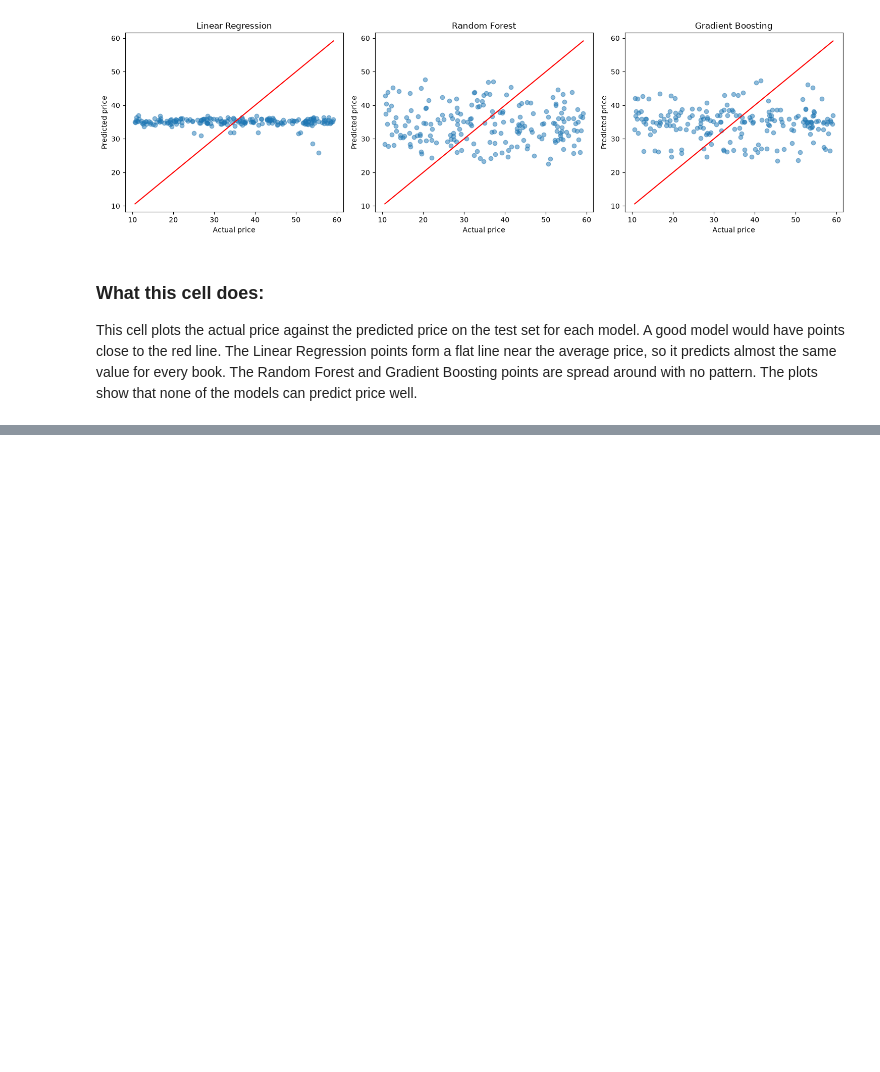
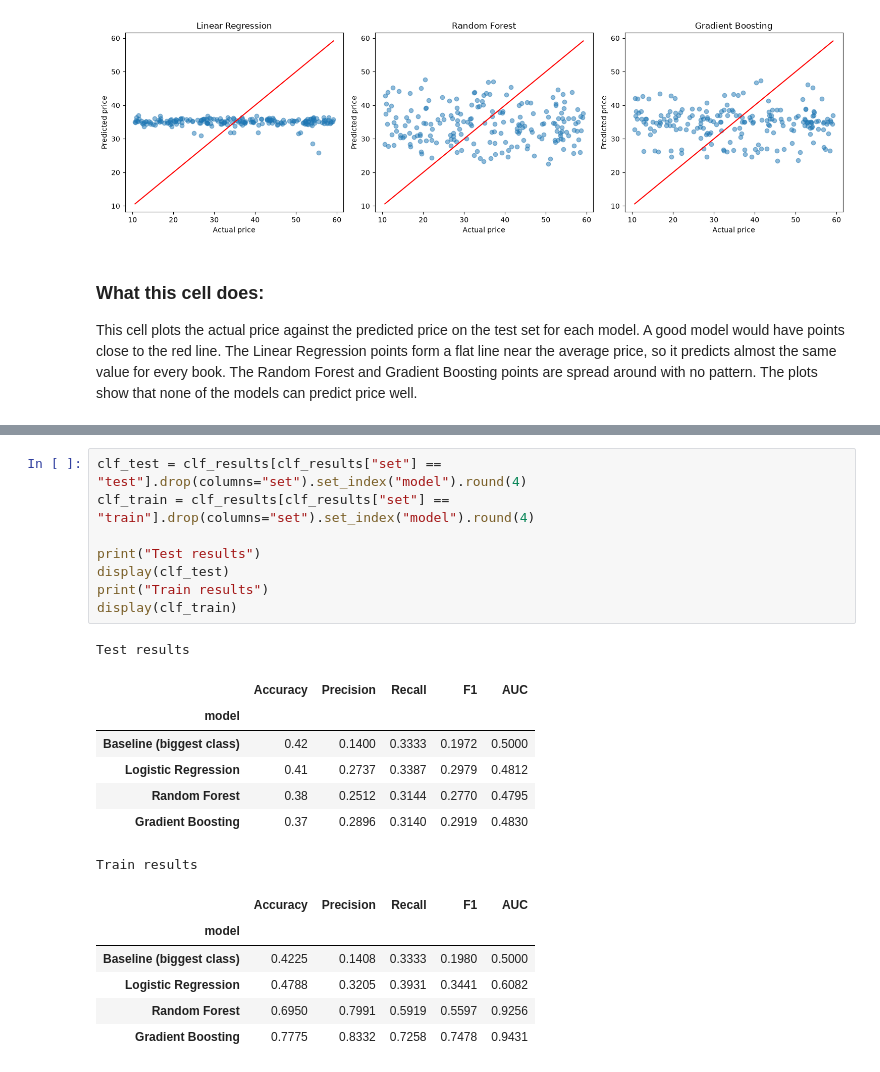
Before and after one commit to l253042/E-commerce, a Jupyter notebook: notebooks/E-commerce.ipynb, the cells around one changed output, grey strips where cells are left out. Cells and saved outputs as stored; diff of their text form; blank space fills up the shorter version.

```diff
--- a/notebooks/E-commerce.ipynb
+++ b/notebooks/E-commerce.ipynb
@@ -1625,0 +1703,23 @@ This cell plots the actual price against the predicted price on the test set for
+# %%
+clf_test = clf_results[clf_results["set"] == "test"].drop(columns="set").set_index("model").round(4)
+clf_train = clf_results[clf_results["set"] == "train"].drop(columns="set").set_index("model").round(4)
+
+print("Test results")
+display(clf_test)
+print("Train results")
+display(clf_train)
+# %% [output]
+Test results
+|  | Accuracy | Precision | Recall | F1 | AUC |
+| model |  |  |  |  |  |
+| Baseline (biggest class) | 0.42 | 0.1400 | 0.3333 | 0.1972 | 0.5000 |
+| Logistic Regression | 0.41 | 0.2737 | 0.3387 | 0.2979 | 0.4812 |
+| Random Forest | 0.38 | 0.2512 | 0.3144 | 0.2770 | 0.4795 |
+| Gradient Boosting | 0.37 | 0.2896 | 0.3140 | 0.2919 | 0.4830 |
+Train results
+|  | Accuracy | Precision | Recall | F1 | AUC |
+| model |  |  |  |  |  |
+| Baseline (biggest class) | 0.4225 | 0.1408 | 0.3333 | 0.1980 | 0.5000 |
+| Logistic Regression | 0.4788 | 0.3205 | 0.3931 | 0.3441 | 0.6082 |
+| Random Forest | 0.6950 | 0.7991 | 0.5919 | 0.5597 | 0.9256 |
+| Gradient Boosting | 0.7775 | 0.8332 | 0.7258 | 0.7478 | 0.9431 |
```
Also changed, not shown: parts of 12 cells of this notebook, 2 other files.
